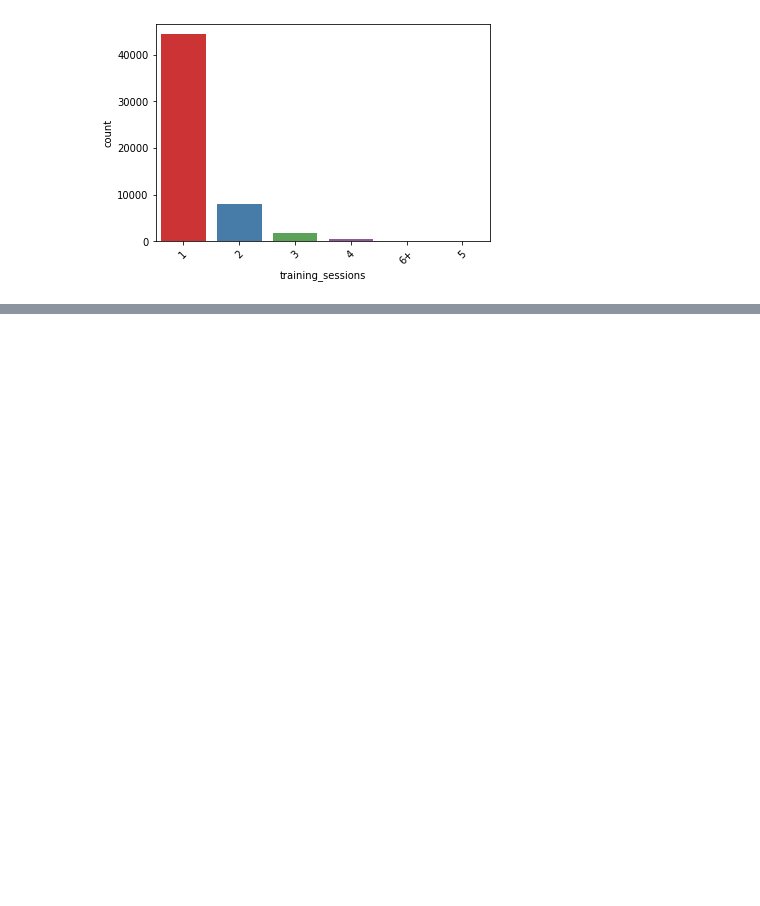
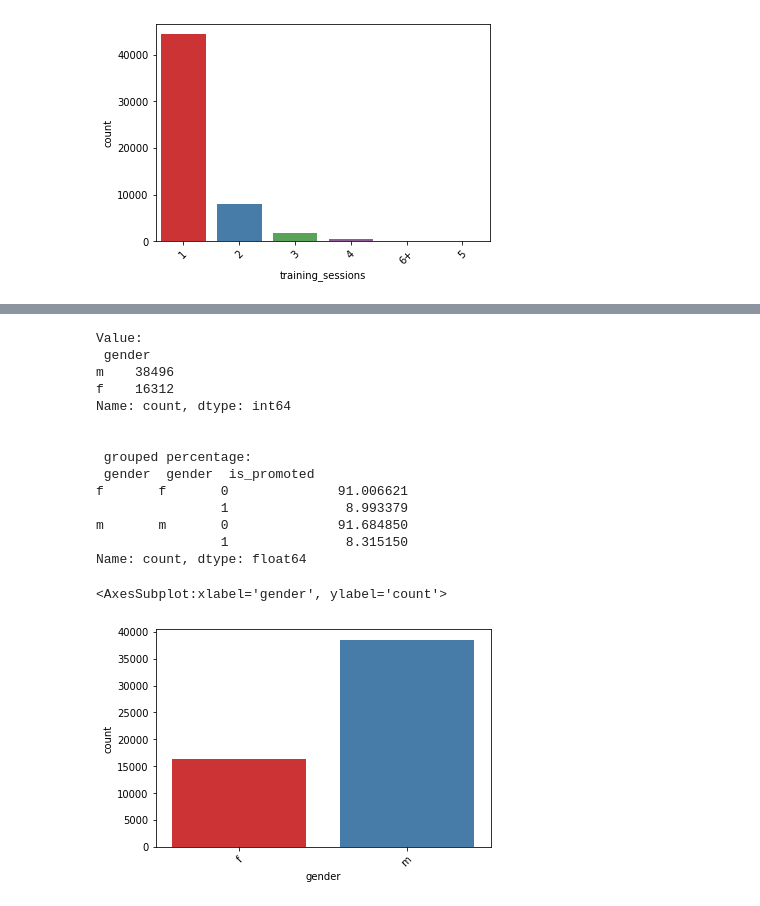
Before and after one commit to BLorenzoF/HR-Classification-XGboost, a Jupyter notebook: Variable Analysis.ipynb, the cells around one changed output, grey strips where cells are left out. Saved outputs shown, nothing was run; the diff lists cells and outputs as text; code cells hidden in the pictures; blank space fills up the shorter version.

```diff
--- a/Variable Analysis.ipynb
+++ b/Variable Analysis.ipynb
@@ -102,0 +127,21 @@ Name: count, dtype: float64
+# %%
+##gender
+analisis("gender",data)
+ploteo("gender",data)
+# %% [output]
+Value:
+ gender
+m    38496
+f    16312
+Name: count, dtype: int64
+
+
+ grouped percentage:
+ gender  gender  is_promoted
+f       f       0              91.006621
+                1               8.993379
+m       m       0              91.684850
+                1               8.315150
+Name: count, dtype: float64
+<AxesSubplot:xlabel='gender', ylabel='count'>
+[figure, added]
```
Also changed, not shown: parts of 6 cells of this notebook, 1 other file.
